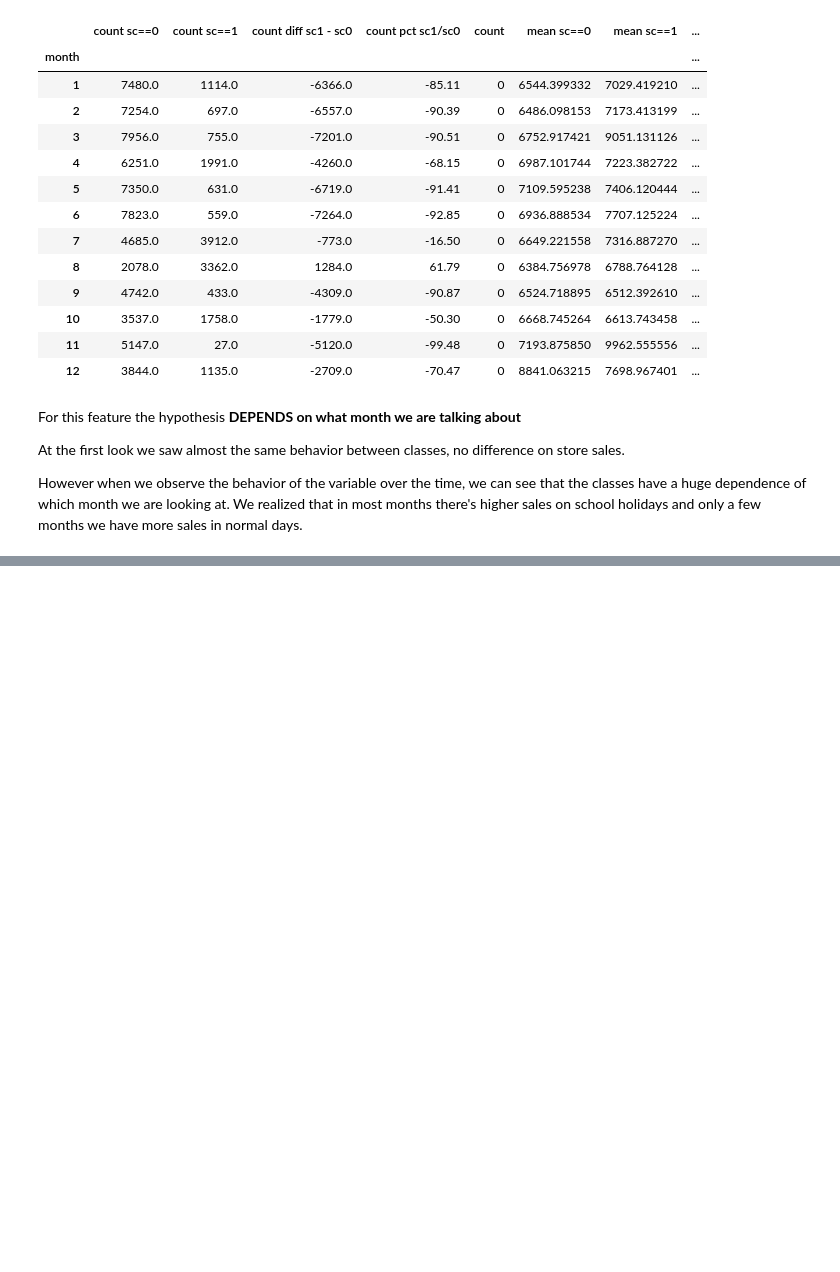
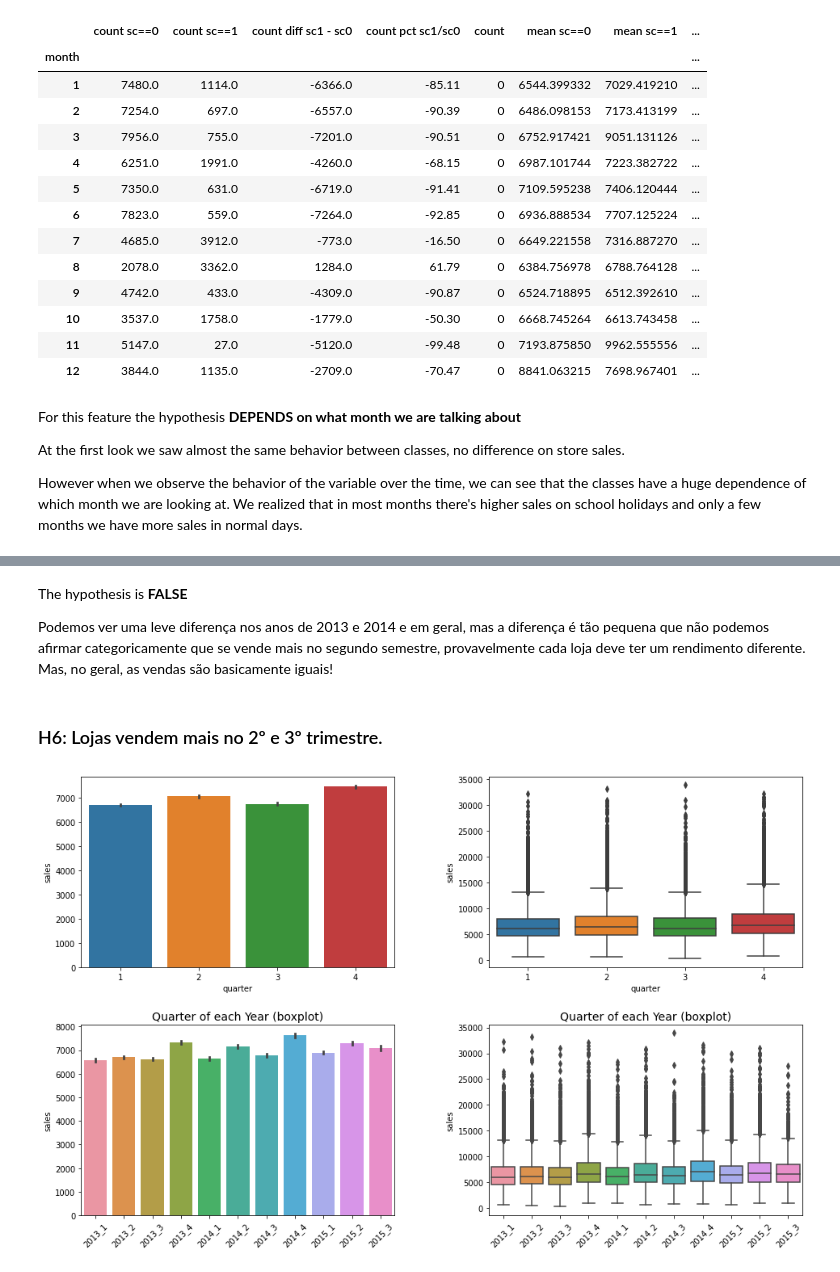
Before and after one commit to raposofrct/Sales-Prediction, a Jupyter notebook: notebook.ipynb, the cells around one changed output, grey strips where cells are left out. Drawn from its saved outputs; the diff is of its cells as text; code cells hidden in the pictures; blank space fills up the shorter version.

```diff
--- a/notebook.ipynb
+++ b/notebook.ipynb
@@ -1004,0 +1051,32 @@ However when we observe the behavior of the variable over the time, we can see t
+# %% [markdown]
+The hypothesis is **FALSE**
+
+Podemos ver uma leve diferença nos anos de 2013 e 2014 e em geral, mas a diferença é tão pequena que não podemos afirmar categoricamente que se vende mais no segundo semestre, provavelmente cada loja deve ter um rendimento diferente. Mas, no geral, as vendas são basicamente iguais!
+# %% [markdown]
+### H6: Lojas vendem mais no 2º e 3º trimestre.
+# %%
+plt.figure(figsize=(16,10))
+plt.subplots_adjust(wspace=0.3,hspace=0.3)
+
+plt.subplot(2,2,1)
+sns.barplot(x=dados['quarter'],y=dados['sales'])
+
+plt.subplot(2,2,2)
+sns.boxplot(x=dados['quarter'],y=dados['sales'])
+
+
+# Let's see if this happens every year
+plt.subplot(2,2,3)
+year_quarter = dados.apply(lambda x: str(x['year'])+'_'+str(x['quarter']), axis=1)
+ax = sns.barplot(x=year_quarter,y=dados['sales'], order = ['2013_1', '2013_2', '2013_3', '2013_4', '2014_1', '2014_2','2014_3', '2014_4', '2015_1', '2015_2', '2015_3'])
+ax.set_title('Quarter of each Year (boxplot)',size=14)
+plt.tick_params(axis='x',rotation=45)
+
+plt.subplot(2,2,4)
+ax = sns.boxplot(x=year_quarter,y=dados['sales'], order = ['2013_1', '2013_2', '2013_3', '2013_4', '2014_1', '2014_2','2014_3', '2014_4', '2015_1', '2015_2', '2015_3'])
+ax.set_title('Quarter of each Year (boxplot)',size=14)
+plt.tick_params(axis='x',rotation=45)
+
+plt.show()
+# %% [output]
+[figure, added]
```
Also changed, not shown: parts of 45 cells of this notebook.
